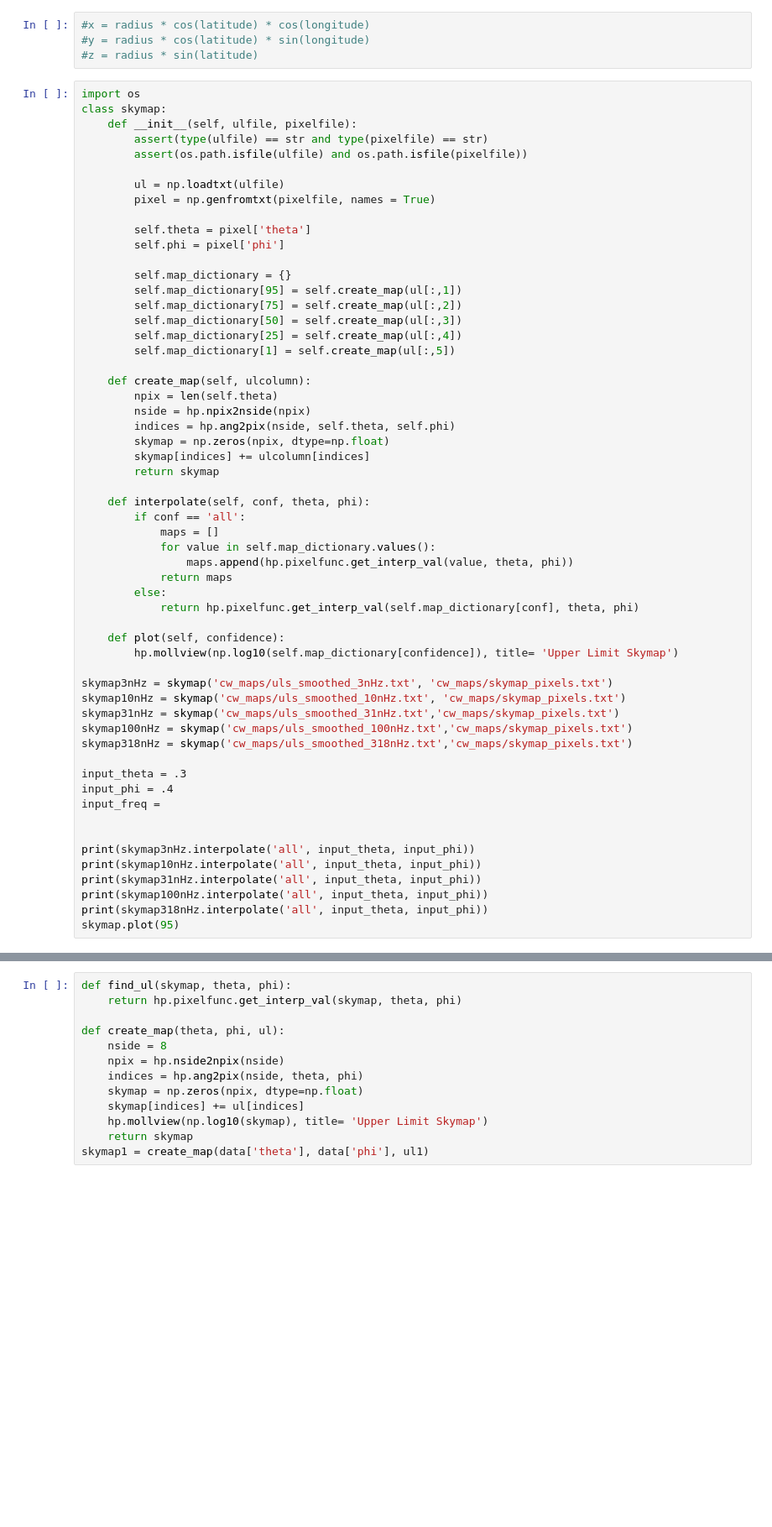
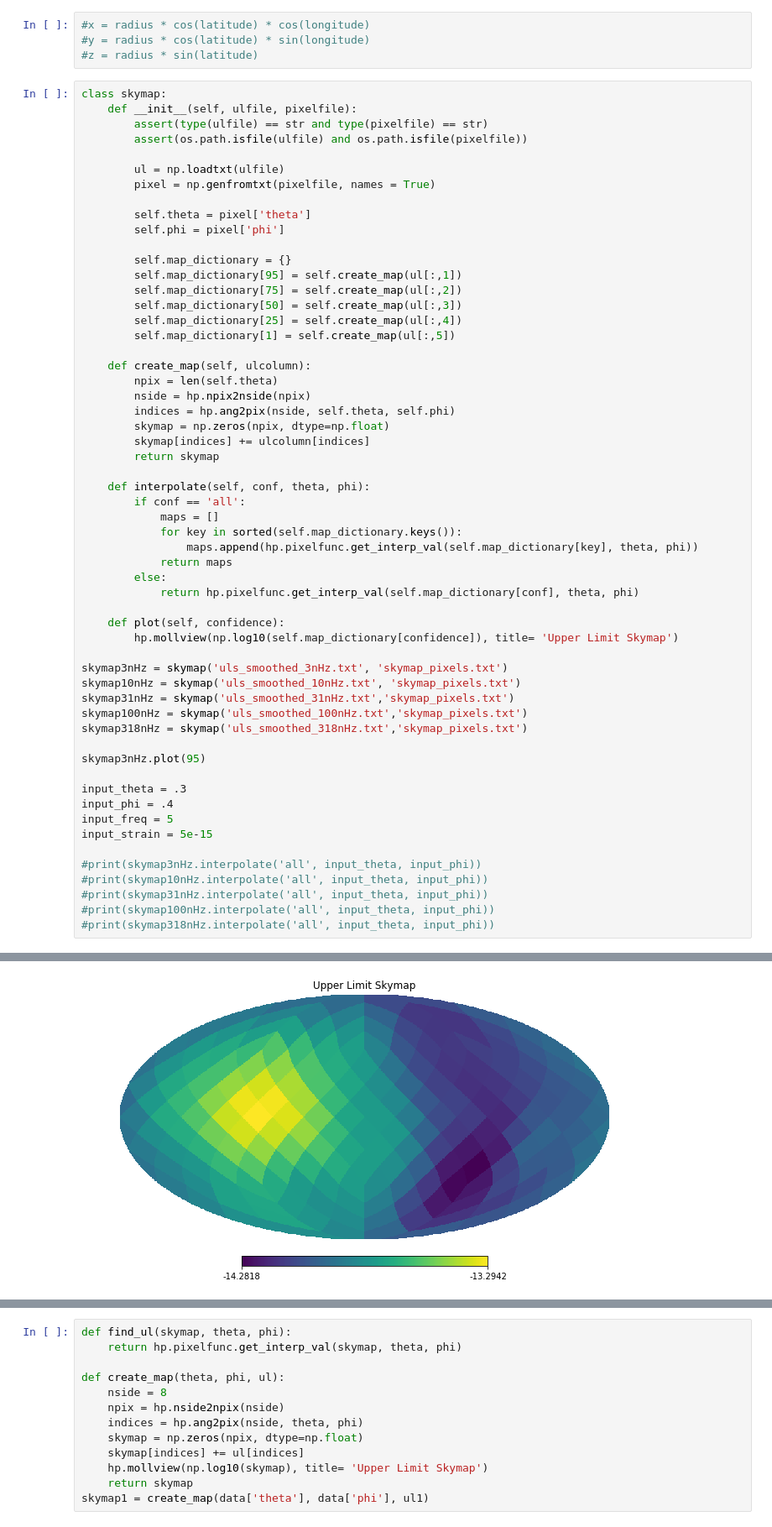
Before and after one commit to Ltlynch/GW-calculator, a Jupyter notebook: Healpy_test.ipynb, the cells around one changed output, grey strips where cells are left out. Shown at 84% size. Cells and saved outputs as stored; diff of their text form; blank space fills up the shorter version.

```diff
--- a/Healpy_test.ipynb
+++ b/Healpy_test.ipynb
@@ -100,7 +104,6 @@ print(gwave_strain(1e9, 1, 100))
 #y = radius * cos(latitude) * sin(longitude)
 #z = radius * sin(latitude)
 # %%
-import os
 class skymap:
     def __init__(self, ulfile, pixelfile):
         assert(type(ulfile) == str and type(pixelfile) == str)
@@ -130,8 +133,8 @@ class skymap:
     def interpolate(self, conf, theta, phi):
         if conf == 'all':
             maps = []
-            for value in self.map_dictionary.values():
-                maps.append(hp.pixelfunc.get_interp_val(value, theta, phi))
+            for key in sorted(self.map_dictionary.keys()):
+                maps.append(hp.pixelfunc.get_interp_val(self.map_dictionary[key], theta, phi))
             return maps
         else:
             return hp.pixelfunc.get_interp_val(self.map_dictionary[conf], theta, phi)
@@ -139,21 +142,22 @@ class skymap:
     def plot(self, confidence):
         hp.mollview(np.log10(self.map_dictionary[confidence]), title= 'Upper Limit Skymap')
 
-skymap3nHz = skymap('cw_maps/uls_smoothed_3nHz.txt', 'cw_maps/skymap_pixels.txt')
-skymap10nHz = skymap('cw_maps/uls_smoothed_10nHz.txt', 'cw_maps/skymap_pixels.txt')
-skymap31nHz = skymap('cw_maps/uls_smoothed_31nHz.txt','cw_maps/skymap_pixels.txt')
-skymap100nHz = skymap('cw_maps/uls_smoothed_100nHz.txt','cw_maps/skymap_pixels.txt')
-skymap318nHz = skymap('cw_maps/uls_smoothed_318nHz.txt','cw_maps/skymap_pixels.txt')
+skymap3nHz = skymap('uls_smoothed_3nHz.txt', 'skymap_pixels.txt')
+skymap10nHz = skymap('uls_smoothed_10nHz.txt', 'skymap_pixels.txt')
+skymap31nHz = skymap('uls_smoothed_31nHz.txt','skymap_pixels.txt')
+skymap100nHz = skymap('uls_smoothed_100nHz.txt','skymap_pixels.txt')
+skymap318nHz = skymap('uls_smoothed_318nHz.txt','skymap_pixels.txt')
+
+skymap3nHz.plot(95)
 
 input_theta = .3
 input_phi = .4
-input_freq =
+input_freq = 5
+input_strain = 5e-15
 
-
-print(skymap3nHz.interpolate('all', input_theta, input_phi))
-print(skymap10nHz.interpolate('all', input_theta, input_phi))
-print(skymap31nHz.interpolate('all', input_theta, input_phi))
-print(skymap100nHz.interpolate('all', input_theta, input_phi))
-print(skymap318nHz.interpolate('all', input_theta, input_phi))
-skymap.plot(95)
+#print(skymap3nHz.interpolate('all', input_theta, input_phi))
+#print(skymap10nHz.interpolate('all', input_theta, input_phi))
+#print(skymap31nHz.interpolate('all', input_theta, input_phi))
+#print(skymap100nHz.interpolate('all', input_theta, input_phi))
+#print(skymap318nHz.interpolate('all', input_theta, input_phi))
 # %% [output]
@@ -164,0 +164 @@ skymap.plot(95)
+[figure, added]
```
Also changed, not shown: parts of 6 cells of this notebook.
